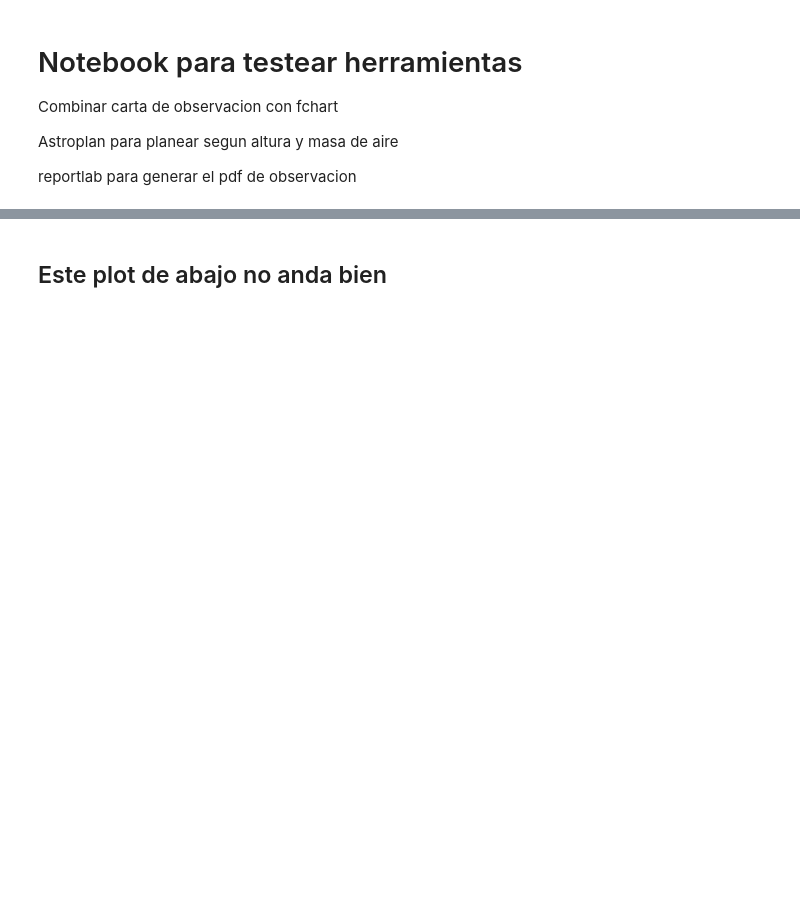
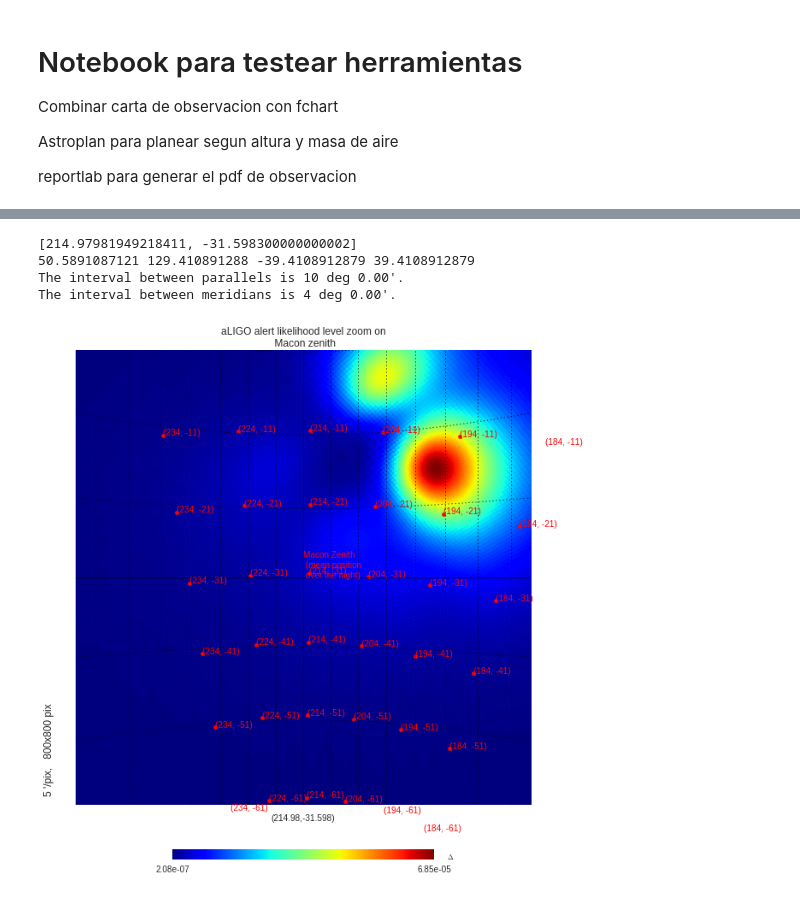
Before and after one commit to BrunoSanchez/alertreport, a Jupyter notebook: tools_test.ipynb, the cells around one changed output, grey strips where cells are left out. Saved outputs shown, nothing was run; the diff lists cells and outputs as text; code cells hidden in the pictures; blank space fills up the shorter version.

```diff
--- a/tools_test.ipynb
+++ b/tools_test.ipynb
@@ -186,30 +220,34 @@ plt.show()
-# %% [markdown]
-## Este plot de abajo no anda bien
 # %%
 # plot the banana map
-fig = plt.figure(2, figsize=(6, 6))
+fig = plt.figure(2, figsize=(10, 10))
 rot=[mean_zenith_ra, zenith_dec]
-rot2 = [mean_zenith_ra*180./m.pi +180, zenith_dec*180./m.pi]
-print rot, rot2
-hp.gnomview(aligo_banana, rot=rot2,
+#rot2 = [mean_zenith_ra*180./m.pi +180, zenith_dec*180./m.pi]
+print rot
+hp.gnomview(aligo_banana, rot=rot,
             title='aLIGO alert likelihood level zoom on\n Macon zenith', flip="astro",
             unit='$\Delta$', fig=2, xsize=800, reso=5)
 fig.axes[1].texts[0].set_fontsize(8)
 
 hp.projscatter(rot, lonlat=False, color="red")
 hp.projtext(rot[0], rot[1],
             'Macon Zenith\n (mean position\n over the night)', lonlat=True, color="red")
 
-for ra in range(int(mean_zenith_ra)-30, int(mean_zenith_ra)+30, 12):
-    for dec in range(int(zenith_dec)-30, int(zenith_dec)+30, 12):
+for ra in range(int(mean_zenith_ra)-30, int(mean_zenith_ra)+30, 10):
+    for dec in range(int(zenith_dec)-30, int(zenith_dec)+30, 10):
         hp.projscatter(ra, dec, lonlat=True, color="red")
         hp.projtext(ra, dec, '({}, {})'.format(ra,dec), lonlat=True, color='red')
 
 hp.graticule()
 
 plt.savefig(os.path.join(plots, 'gnomom_view_Macon_likelihoodmap.png'), dpi=300)
 
 plt.show()
+# %% [output]
+[214.97981949218411, -31.598300000000002]
+50.5891087121 129.410891288 -39.4108912879 39.4108912879
+The interval between parallels is 10 deg 0.00'.
+The interval between meridians is 4 deg 0.00'.
+[figure, added]
 # %%
 likehood_cut=0.000001 #ut level for mask buildup
 
```
Also changed, not shown: parts of 32 cells of this notebook.
